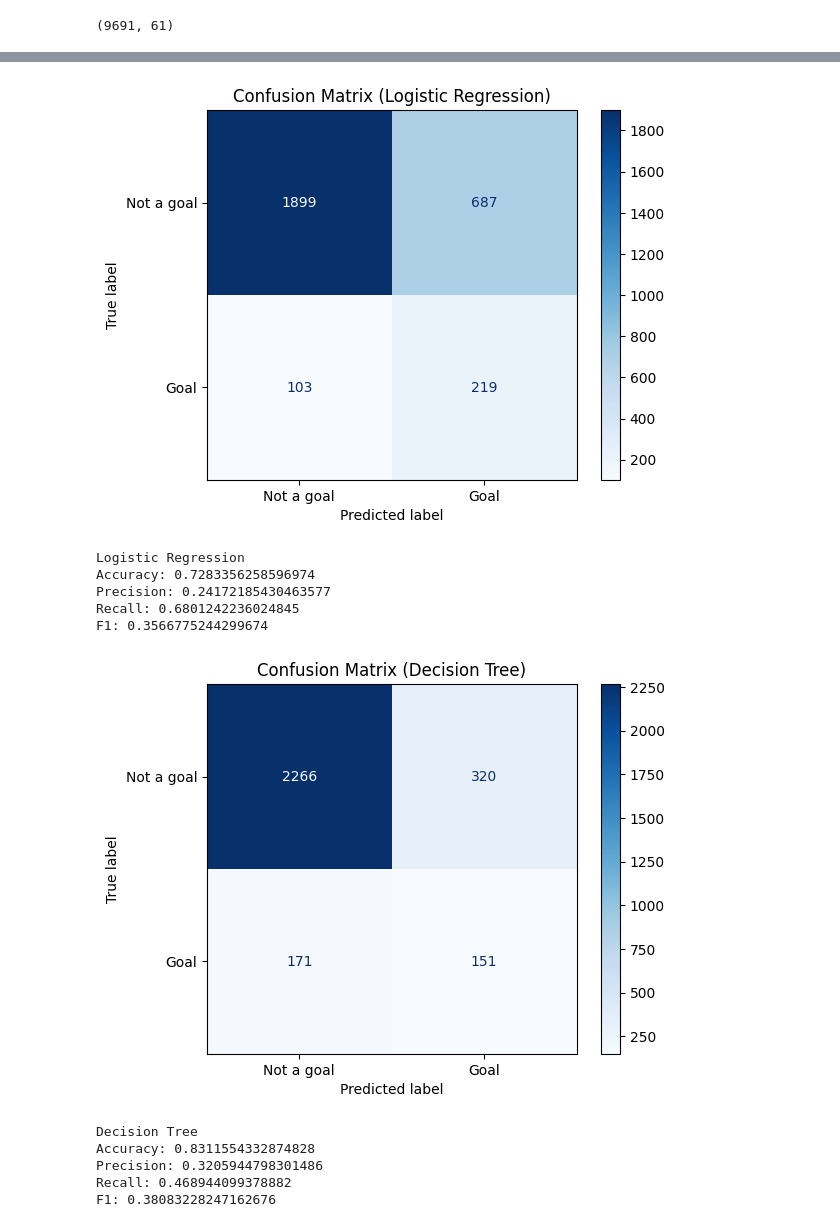
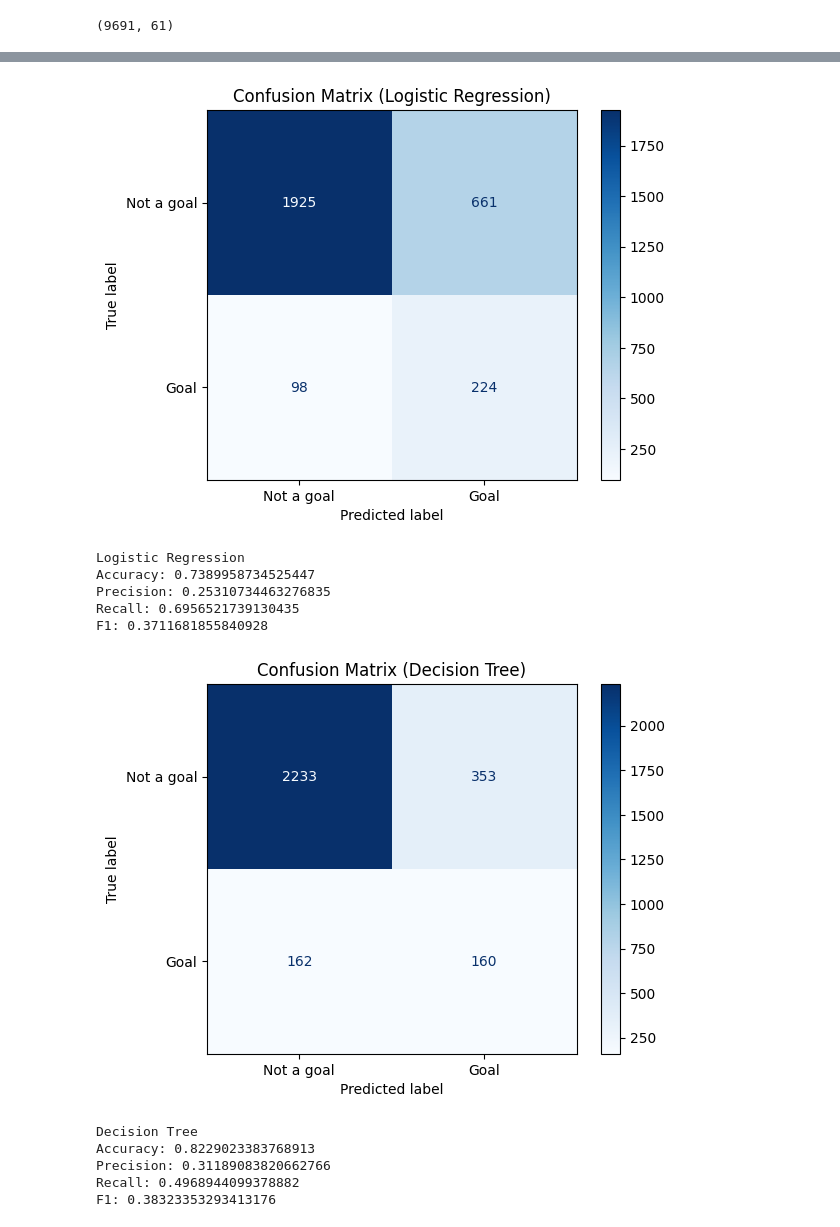
Before and after one commit to kkkarnav/BetterxG, a Jupyter notebook: 3_baseline_models.ipynb, the cells around one changed output, grey strips where cells are left out. Cells and saved outputs as stored; diff of their text form; code cells hidden in the pictures.

```diff
--- a/3_baseline_models.ipynb
+++ b/3_baseline_models.ipynb
@@ -30,6 +30,9 @@ data.shape
 y1 = data["statsbomb_xg"]
 y2 = data["is_goal"]
 X = data.drop(["statsbomb_xg", "is_goal", "end_location_x", "end_location_y"], axis=1)
+position_columns = [col for col in data.columns if col.startswith("position")]
+technique_columns = [col for col in data.columns if col.startswith("technique")]
+X = X.drop(position_columns + technique_columns, axis=1)
 # %%
 X.info()
 # %% [output]
@@ -108,5 +118,7 @@ def logistic_regression():
     y_pred = logistic_r.predict(X_test)
 
     calculate_stats(y_test, y_pred, "Logistic Regression")
+
+    return logistic_r.predict_proba(X_test)
 # %%
 def decision_tree():
@@ -126,17 +162,19 @@ R-squared (R2 Score): 0.6648150270045108
 # %%
 X_train, X_test, y_train, y_test = preprocess_classifier(X, y2)
-logistic_regression()
-decision_tree()
+lor_xg = logistic_regression()
 # %% [output]
-[figure, old version]
+[figure, new version]
 Logistic Regression
-Accuracy: 0.7283356258596974
-Precision: 0.24172185430463577
-Recall: 0.6801242236024845
-F1: 0.3566775244299674
+Accuracy: 0.7389958734525447
+Precision: 0.25310734463276835
+Recall: 0.6956521739130435
+F1: 0.3711681855840928
-[figure, removed]
-Decision Tree
-Accuracy: 0.8311554332874828
-Precision: 0.3205944798301486
-Recall: 0.468944099378882
-F1: 0.38083228247162676
+# %%
+dt_xg = decision_tree()
+# %% [output]
+[figure, added]
+Decision Tree
+Accuracy: 0.8229023383768913
+Precision: 0.31189083820662766
+Recall: 0.4968944099378882
+F1: 0.38323353293413176
```
Also changed, not shown: parts of 8 cells of this notebook.
